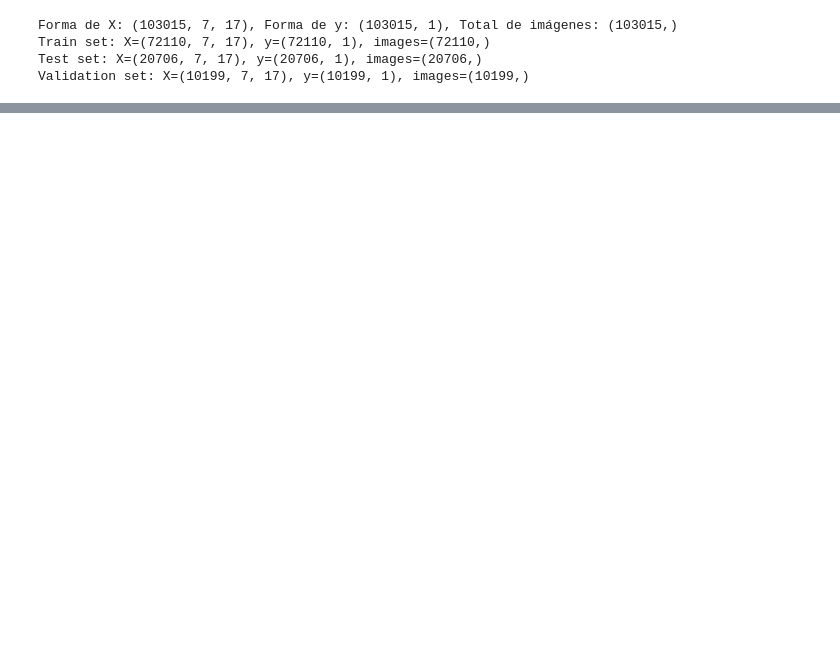
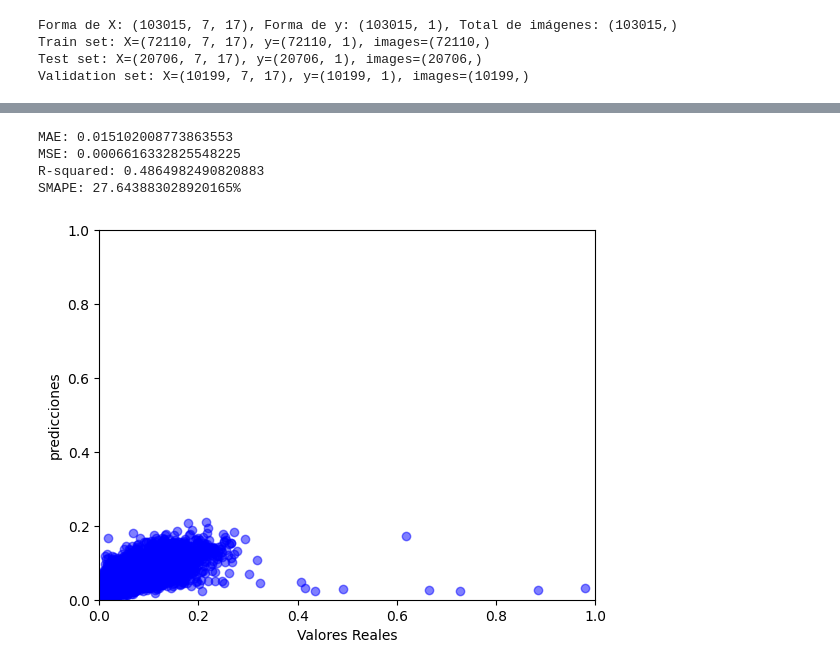
Before and after one commit to Benjaxmen/pm-prediction, a Jupyter notebook: joined_models.ipynb, the cells around one changed output, grey strips where cells are left out. Drawn from its saved outputs; the diff is of its cells as text; code cells hidden in the pictures; blank space fills up the shorter version.

```diff
--- a/joined_models.ipynb
+++ b/joined_models.ipynb
@@ -1092,22 +1162,0 @@ predict = model.predict(test_dataset,steps=len(y_test))
-# %%
-from sklearn.metrics import mean_absolute_error, r2_score, mean_squared_error
-import numpy as np
-
-# Calcular MAE
-mae = mean_absolute_error(y_test, predict)
-mse= mean_squared_error(y_test, predict)
-# Calcular R-squared
-r2 = r2_score(y_test, predict)
-def smape(y_true, y_pred):
-    """
-    Calcula el Symmetric Mean Absolute Percentage Error.
-    """
-    return 100 * np.mean(2 * np.abs(y_pred - y_true) / (np.abs(y_true) + np.abs(y_pred) + 1e-6))
-
-smape = smape(y_test, predict)
-
-# Imprimir las métricas
-print(f"MAE: {mae}")
-print(f"MSE: {mse}")
-print(f"R-squared: {r2}")
-print(f"SMAPE: {smape}%")
@@ -1130,0 +1328,3 @@ plt.show()
+# %%
+test_dataset = create_combined_dataset(images_test, X_test, y_test, 1)
+predict4 = model4.predict(test_dataset,steps=len(y_test))
@@ -1130,0 +1333,29 @@ plt.show()
+# %%
+# Calcular MAE
+mae4 = mean_absolute_error(y_test, predict4)
+mse4= mean_squared_error(y_test, predict4)
+# Calcular R-squared
+r24 = r2_score(y_test, predict4)
+smape4 = smape_2(y_test, predict4)
+
+# Imprimir las métricas
+print(f"MAE: {mae4}")
+print(f"MSE: {mse4}")
+print(f"R-squared: {r24}")
+print(f"SMAPE: {smape4}%")
+# %% [output]
+MAE: 0.015102008773863553
+MSE: 0.0006616332825548225
+R-squared: 0.4864982490820883
+SMAPE: 27.643883028920165%
+# %%
+plt.scatter(y_test, predict4, color='blue', alpha=0.5)
+
+plt.xlabel('Valores Reales')
+plt.ylabel('predicciones')
+plt.xlim(0,1)
+plt.ylim(0,1)
+
+plt.show()
+# %% [output]
+[figure, added]
```
Also changed, not shown: parts of 99 cells of this notebook, 2 other files.
